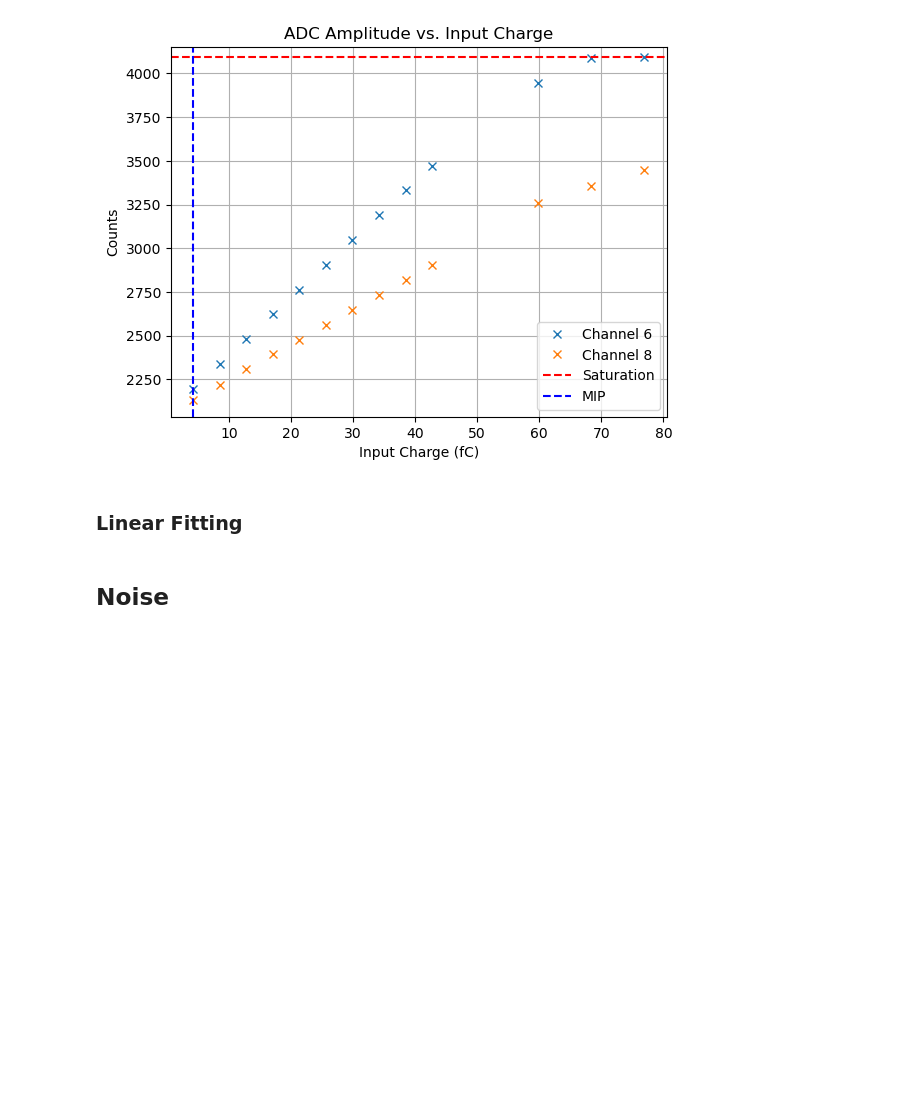
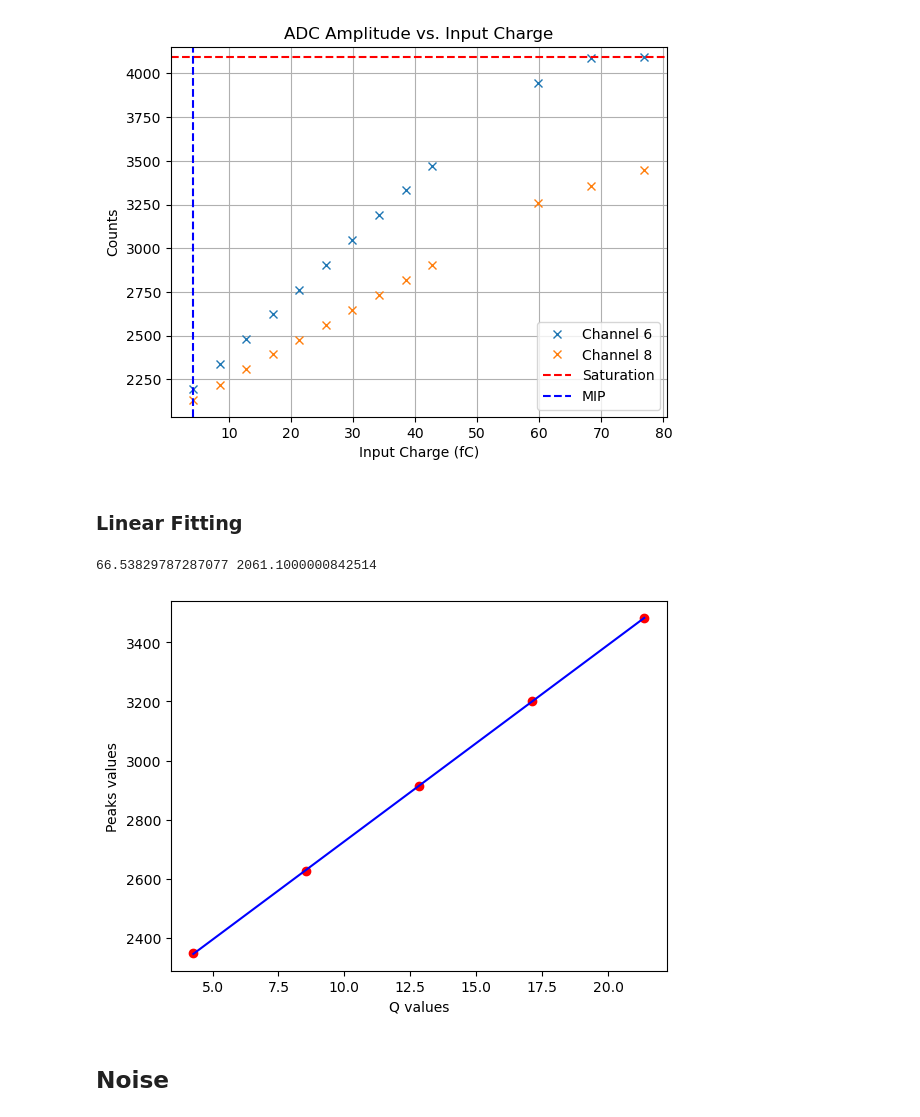
Before and after one commit to svanikt/GRAMS, a Jupyter notebook: pGRAMS Readout Analysis.ipynb, the cells around one changed output. Saved outputs shown, nothing was run; the diff lists cells and outputs as text; code cells hidden in the pictures; blank space fills up the shorter version.

Commit message:
progress on linear fit, need to make into function

```diff
--- a/pGRAMS Readout Analysis.ipynb
+++ b/pGRAMS Readout Analysis.ipynb
@@ -209,0 +212,32 @@ ampQ
+# %%
+# def linearity(channels):
+peaks, Q = findpeaks([6])
+
+def line(params, x):
+    m, b = params
+    return m * x + b
+
+def objective(params, x, y):
+    return np.sum((y - line(params, x)) ** 2)
+
+guess = [1.0, 2048.0]
+range = 5 # only look at the first 5 data points (approximate linear region)
+peaksrange = np.array(peaks[6][:range])
+Qrange = np.array(Q[6][:range])
+
+# perform the minimization
+result = minimize(objective, guess, args=(Qrange, peaksrange))
+
+# results
+m, b = result.x
+print(m, b)
+
+# plot
+plt.scatter(Qrange, peaksrange, color='red')
+plt.plot(Qrange, line([m, b], Qrange), color='blue')
+plt.xlabel('Q values')
+plt.ylabel('Peaks values')
+plt.show()
+# %% [output]
+66.53829787287077 2061.1000000842514
+[figure, added]
```
Also changed, not shown: parts of 5 cells of this notebook.
